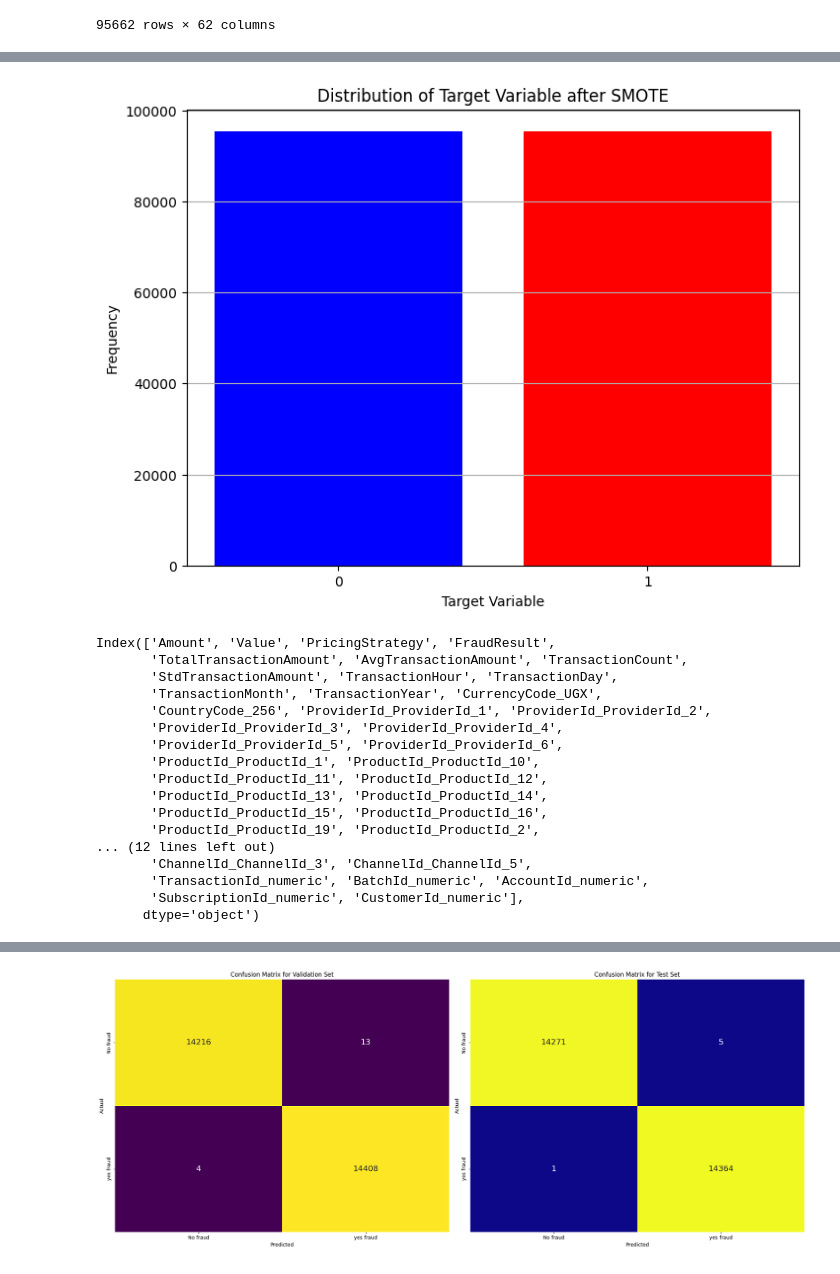
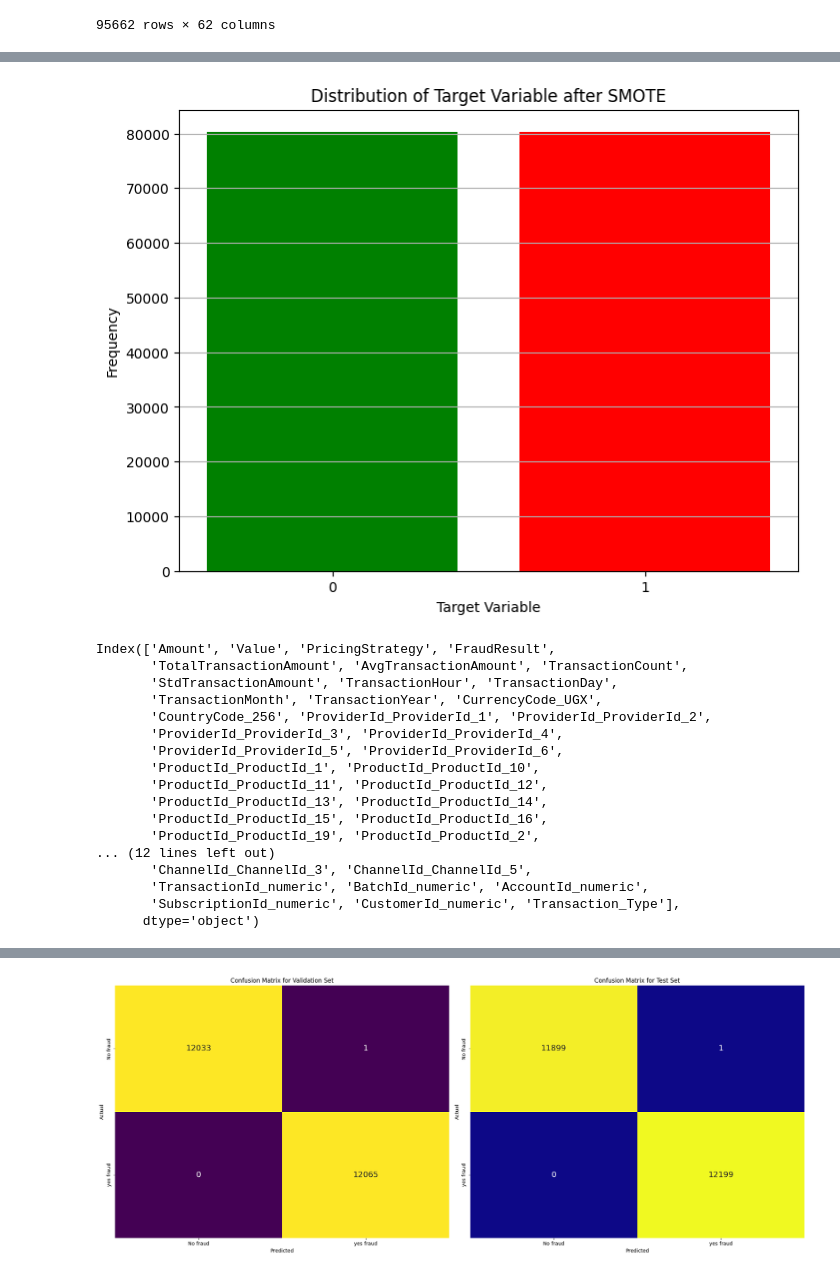
Before and after one commit to DegaregeN/week-6, a Jupyter notebook: notebooks/03_modeling.ipynb, the cells around one changed output, grey strips where cells are left out. Saved outputs shown, nothing was run; the diff lists cells and outputs as text; code cells hidden in the pictures.

```diff
--- a/notebooks/03_modeling.ipynb
+++ b/notebooks/03_modeling.ipynb
@@ -43,3 +43,10 @@ df
 95662 rows × 62 columns
 # %%
 df = df.drop("TransactionStartTime", axis=1)
+# %%
+# Derive a new variable based on the sign of the Amount (1 for Debit, 0 for Credit)
+
+df['Transaction_Type'] = df['Amount'].apply(lambda x: 1 if x > 0 else 0)
+
+# Display the first few rows to verify
+df[['Amount', 'Transaction_Type']]
@@ -68,7 +122,7 @@ Index(['Amount', 'Value', 'PricingStrategy', 'FraudResult',
       dtype='object')
 # %%
 # Separate features and target variable
-target_column = 'FraudResult'
+target_column = "Transaction_Type"
 
 # Correctly access the DataFrame to create X (features)
 X = df[['Amount', 'Value', 'PricingStrategy', 'TotalTransactionAmount', 'AvgTransactionAmount',
@@ -76,7 +130,7 @@ X = df[['Amount', 'Value', 'PricingStrategy', 'TotalTransactionAmount', 'AvgTran
          'TransactionMonth', 'TransactionYear', 'CurrencyCode_UGX', 'CountryCode_256',
          'ProductCategory_airtime', 'ProductCategory_data_bundles', 'ProductCategory_financial_services',
          'ProductCategory_movies', 'ProductCategory_utility_bill',
-         'ChannelId_ChannelId_1', 'ChannelId_ChannelId_2', 'ChannelId_ChannelId_3',
+         'ChannelId_ChannelId_1', 'ChannelId_ChannelId_2', 'ChannelId_ChannelId_3', 'FraudResult',
          'ChannelId_ChannelId_5']]  # Features
 
 # Target variable
@@ -109,23 +163,23 @@ smote = SMOTE(random_state=42)
 X_resampled, y_resampled = smote.fit_resample(X, y)
 # %%
 # Define colors for each class
-colors = ['blue', 'red']
+colors = ['green', 'red']
 
 # Count frequencies of each class
 unique_classes, class_counts = np.unique(y_resampled, return_counts=True)
 
 # Plot the bar graph with different colors
 plt.figure(figsize=(8, 6))
 plt.bar(unique_classes, class_counts, color=colors)
 
 plt.xlabel('Target Variable')
 plt.ylabel('Frequency')
 plt.title('Distribution of Target Variable after SMOTE')
 plt.grid(axis='y')
 plt.xticks(unique_classes)
 plt.show()
 # %% [output]
-[figure, old version]
+[figure, new version]
 # %%
 # Split the dataset into training, validation, and test sets
 X_train, X_temp, y_train, y_temp = train_test_split(X_resampled, y_resampled, test_size=0.3, random_state=42)
@@ -148,7 +202,7 @@ Index(['Amount', 'Value', 'PricingStrategy', 'FraudResult',
 ... (12 lines left out)
        'ChannelId_ChannelId_3', 'ChannelId_ChannelId_5',
        'TransactionId_numeric', 'BatchId_numeric', 'AccountId_numeric',
-       'SubscriptionId_numeric', 'CustomerId_numeric'],
+       'SubscriptionId_numeric', 'CustomerId_numeric', 'Transaction_Type'],
       dtype='object')
 # %%
 # Define your feature columns (example given, excluding the target column 'Anemia level')
```
Also changed, not shown: parts of 15 cells of this notebook, 4 other files.
